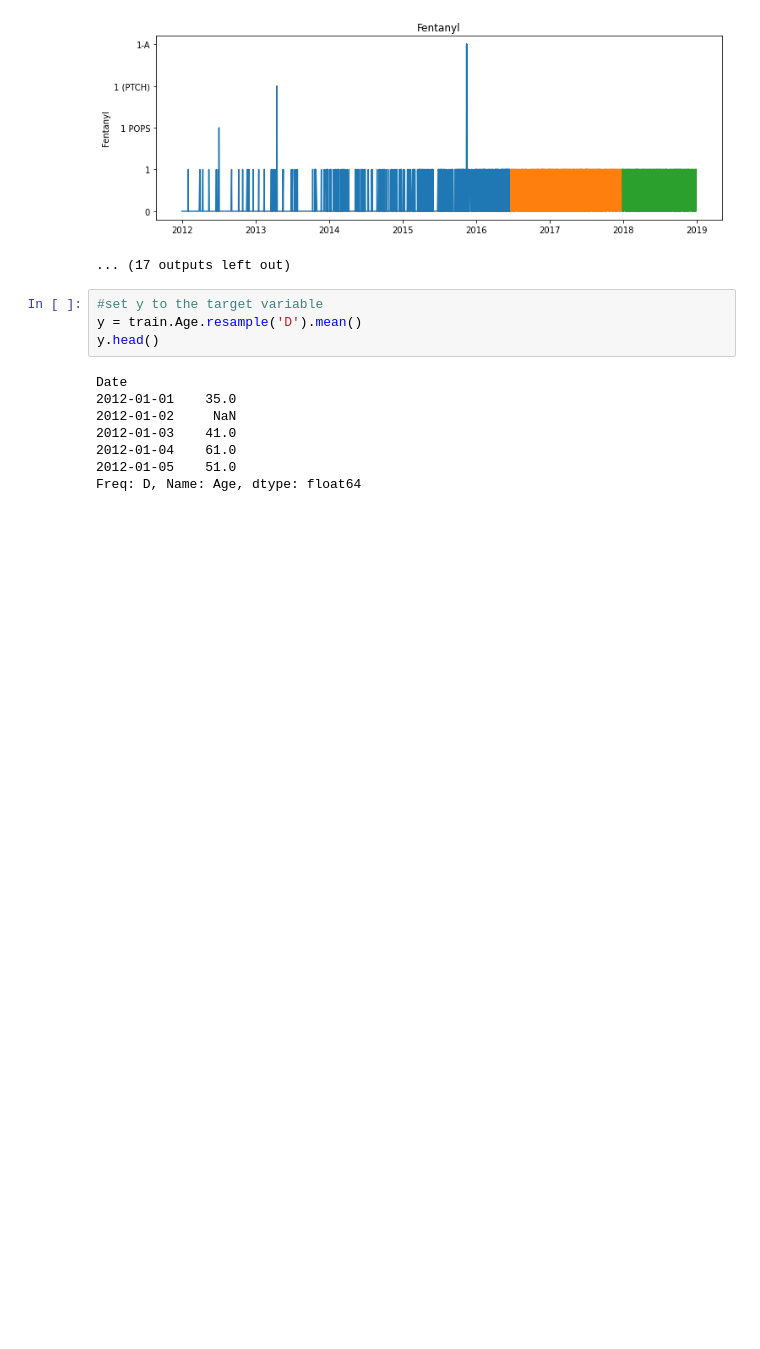
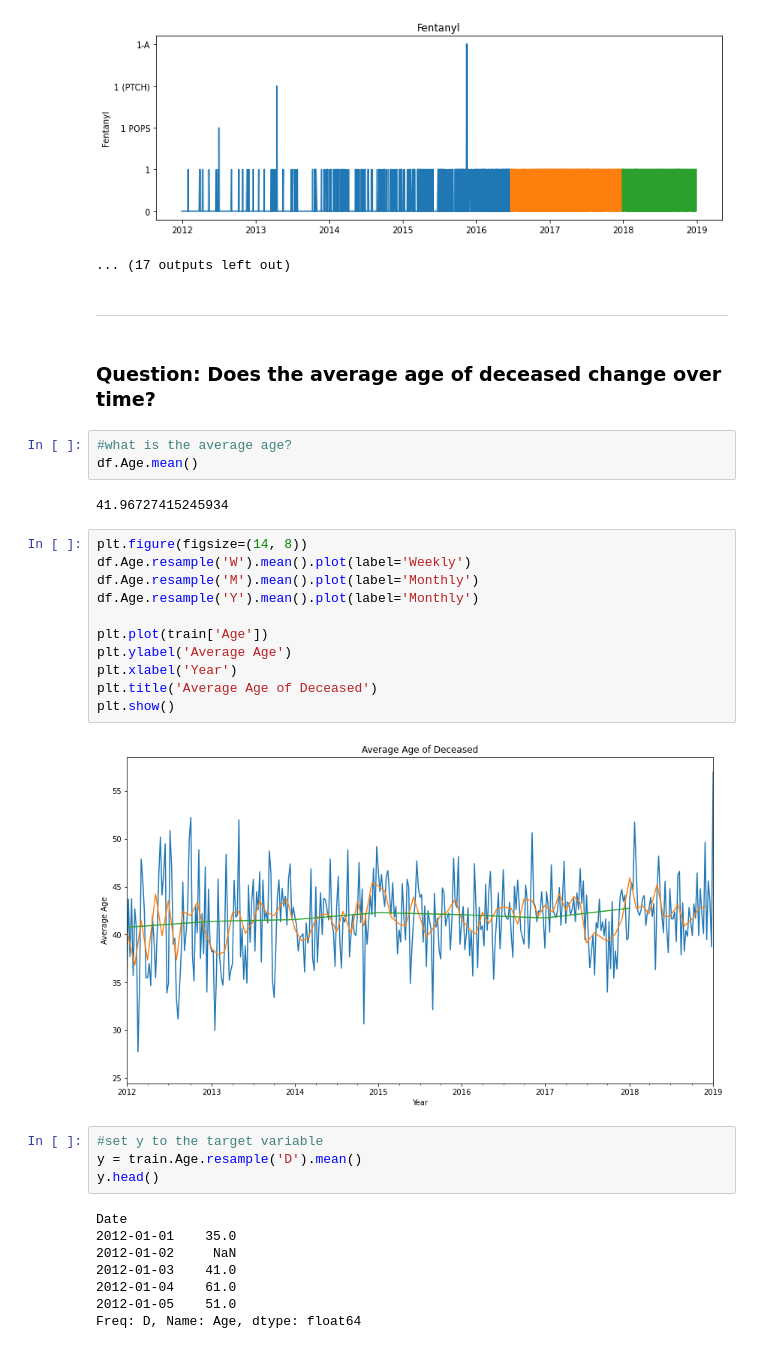
Before and after one commit to natasharivers/individual_project, a Jupyter notebook: Initial Time Series Notebook.ipynb, the cells around one changed output. Cells and saved outputs as stored; diff of their text form; blank space fills up the shorter version.

```diff
--- a/Initial Time Series Notebook.ipynb
+++ b/Initial Time Series Notebook.ipynb
@@ -268,6 +268,28 @@ for col in train.columns:
 [figure]
 [figure]
 ... (17 outputs left out)
+# %% [markdown]
+_____________________________________________
+# %% [markdown]
+### Question: Does the average age of deceased change over time?
+# %%
+#what is the average age?
+df.Age.mean()
+# %% [output]
+41.96727415245934
+# %%
+plt.figure(figsize=(14, 8))
+df.Age.resample('W').mean().plot(label='Weekly')
+df.Age.resample('M').mean().plot(label='Monthly')
+df.Age.resample('Y').mean().plot(label='Monthly')
+
+plt.plot(train['Age'])
+plt.ylabel('Average Age')
+plt.xlabel('Year')
+plt.title('Average Age of Deceased')
+plt.show()
+# %% [output]
+[figure, added]
 # %%
 #set y to the target variable
 y = train.Age.resample('D').mean()
```
Also changed, not shown: parts of 12 cells of this notebook.
